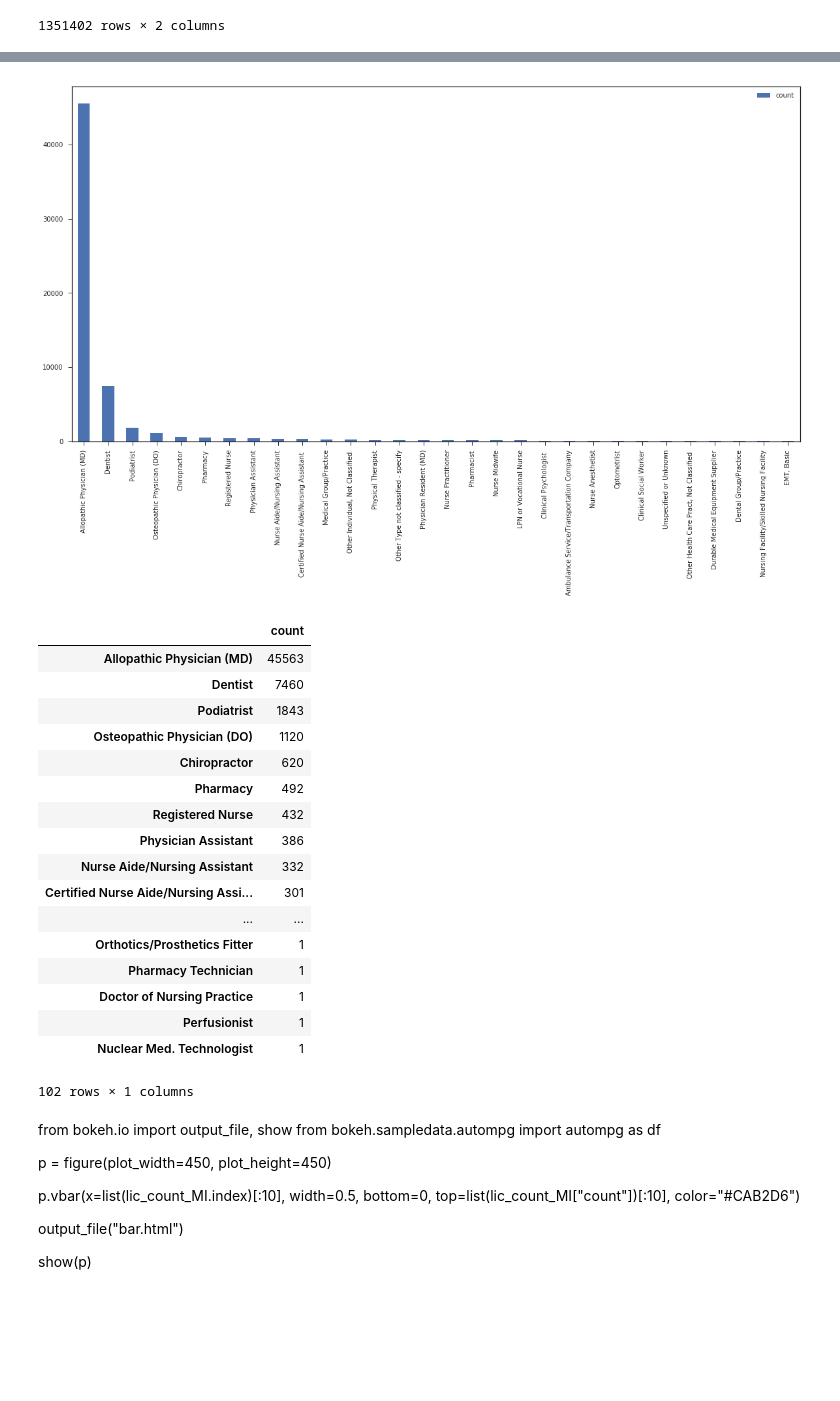
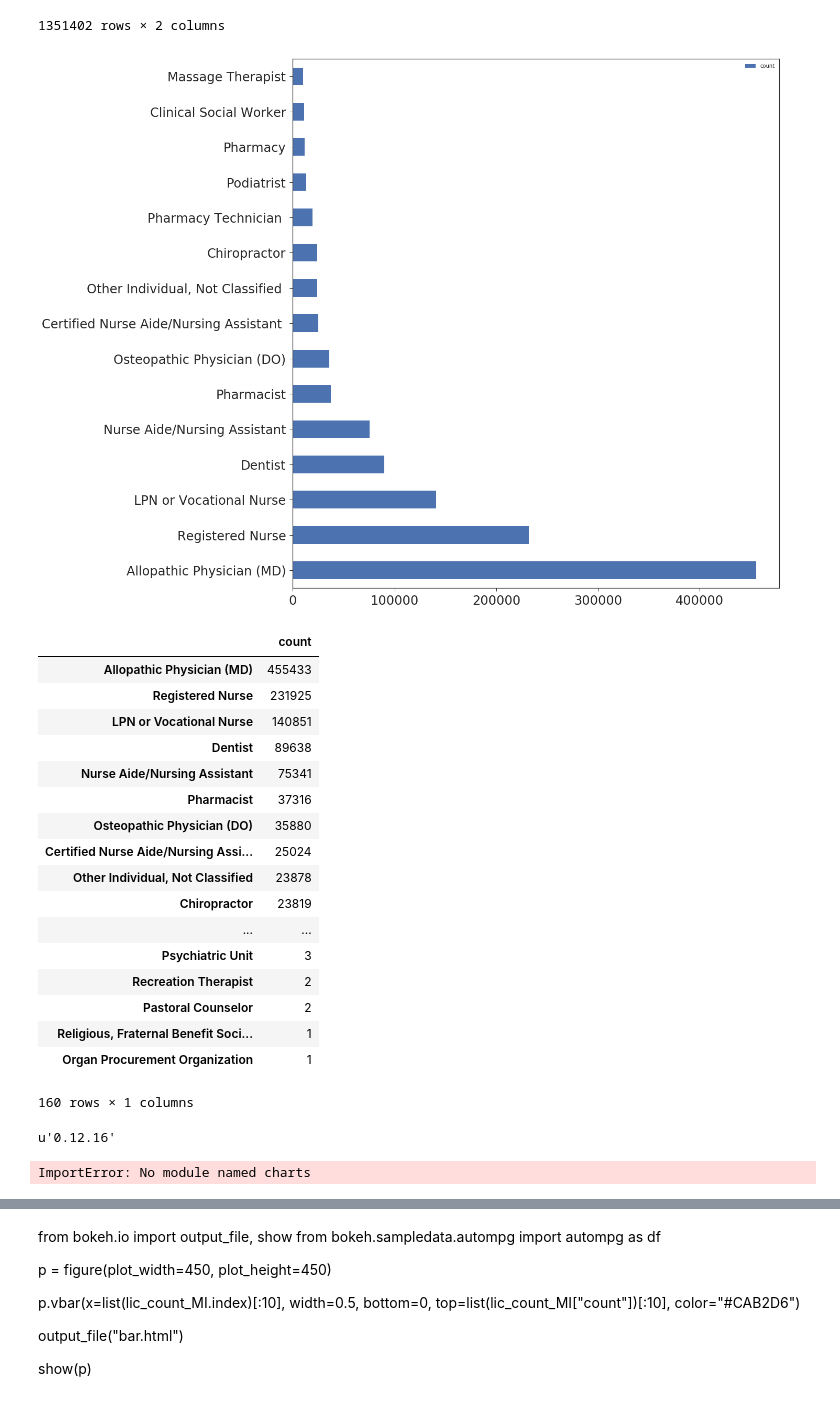
Before and after one commit to dmeral/DSI_projectproposal, a Jupyter notebook: Project_Proposal_FINAL.ipynb, the cells around one changed output, grey strips where cells are left out. Drawn from its saved outputs; the diff is of its cells as text; code cells hidden in the pictures; blank space fills up the shorter version.

```diff
--- a/Project_Proposal_FINAL.ipynb
+++ b/Project_Proposal_FINAL.ipynb
@@ -714,7 +735,7 @@ plt.show()
 # %%
 #data
 # %%
-licnfeld = pd.read_csv('license_fields.csv',delimiter=',',low_memory=False)[["Value","Label"]]
+licnfeld = pd.read_csv('license_fields.csv',delimiter=',')[["Value","Label"]]
 licnfeld_dict = licnfeld.to_dict(orient='split')
 #np.array(licnfeld_dict['data'])
 # %%
@@ -818,11 +839,34 @@ def license_bar_plot(df,upto=20,save=None):
         count.append(len(df[df['LICNFELD']==license]))
     lic_count = pd.DataFrame(np.array(count).T,columns=['count'],index=lic_list)
     lic_count.sort_values('count',inplace=True,ascending=False)
-    lic_count[:upto].plot(kind='bar',figsize=(20,10))
+    lic_count[:upto].plot(kind='barh',figsize=(20,15),fontsize=24,color=)
+    plt.tight_layout()
     if save!=None:
         plt.savefig(save, dpi=300)
     plt.show()
     return lic_count
+# %%
+license_bar_plot(clustering_data,upto=15,save="risky_fields.png")
+# %% [output]
+[figure, added]
+|  | count |
+| Allopathic Physician (MD) | 455433 |
+| Registered Nurse | 231925 |
+| LPN or Vocational Nurse | 140851 |
+| Dentist | 89638 |
+| Nurse Aide/Nursing Assistant | 75341 |
+| Pharmacist | 37316 |
+| Osteopathic Physician (DO) | 35880 |
+| Certified Nurse Aide/Nursing Assi... | 25024 |
+| Other Individual, Not Classified | 23878 |
+| Chiropractor | 23819 |
+| ... | ... |
+| Psychiatric Unit | 3 |
+| Recreation Therapist | 2 |
+| Pastoral Counselor | 2 |
+| Religious, Fraternal Benefit Soci... | 1 |
+| Organ Procurement Organization | 1 |
+160 rows × 1 columns
 # %%
 def license_bar_plot_state(state,upto=10,save=None):
     current = license_state[license_state["WORKSTAT"]==state]
@@ -838,6 +882,22 @@ def license_bar_plot_state(state,upto=10,save=None):
         plt.savefig(save, dpi=300)
     plt.show()
     return lic_count
+# %%
+bokeh.__version__
+# %% [output]
+u'0.12.16'
+# %%
+from bokeh.charts import Bar, output_file, show
+from bokeh.sampledata.autompg import autompg as df
+
+p = Bar(df, label='yr', values='mpg', agg='count',
+        title="Average MPG by YR")
+
+output_file("bar.html")
+
+show(p)
+# %% [output]
+ImportError: No module named charts
 # %%
 license_bar_plot_state("PA",upto=30,save="risky_fields_NY.png")
 # %% [output]
@@ -860,28 +920,6 @@ license_bar_plot_state("PA",upto=30,save="risky_fields_NY.png")
 | Mammography Service Provider | 1 |
 | Other Eye and Vision Service Occu... | 1 |
 94 rows × 1 columns
-# %%
-license_bar_plot(clustering_data[clustering_data["WORKSTAT"]=="NY"],upto=30,save="risky_fields.png")
-# %% [output]
-[figure, removed]
-|  | count |
-| Allopathic Physician (MD) | 45563 |
-| Dentist | 7460 |
-| Podiatrist | 1843 |
-| Osteopathic Physician (DO) | 1120 |
-| Chiropractor | 620 |
-| Pharmacy | 492 |
-| Registered Nurse | 432 |
-| Physician Assistant | 386 |
-| Nurse Aide/Nursing Assistant | 332 |
-| Certified Nurse Aide/Nursing Assi... | 301 |
-| ... | ... |
-| Orthotics/Prosthetics Fitter | 1 |
-| Pharmacy Technician | 1 |
-| Doctor of Nursing Practice | 1 |
-| Perfusionist | 1 |
-| Nuclear Med. Technologist | 1 |
-102 rows × 1 columns
 # %%
 #lic_count_MI = license_bar_plot(clustering_data[clustering_data['WORKSTAT']=="MI"][["LICNFELD","WORKSTAT"]],upto=30)
 # %%
```
Also changed, not shown: parts of 48 cells of this notebook.
